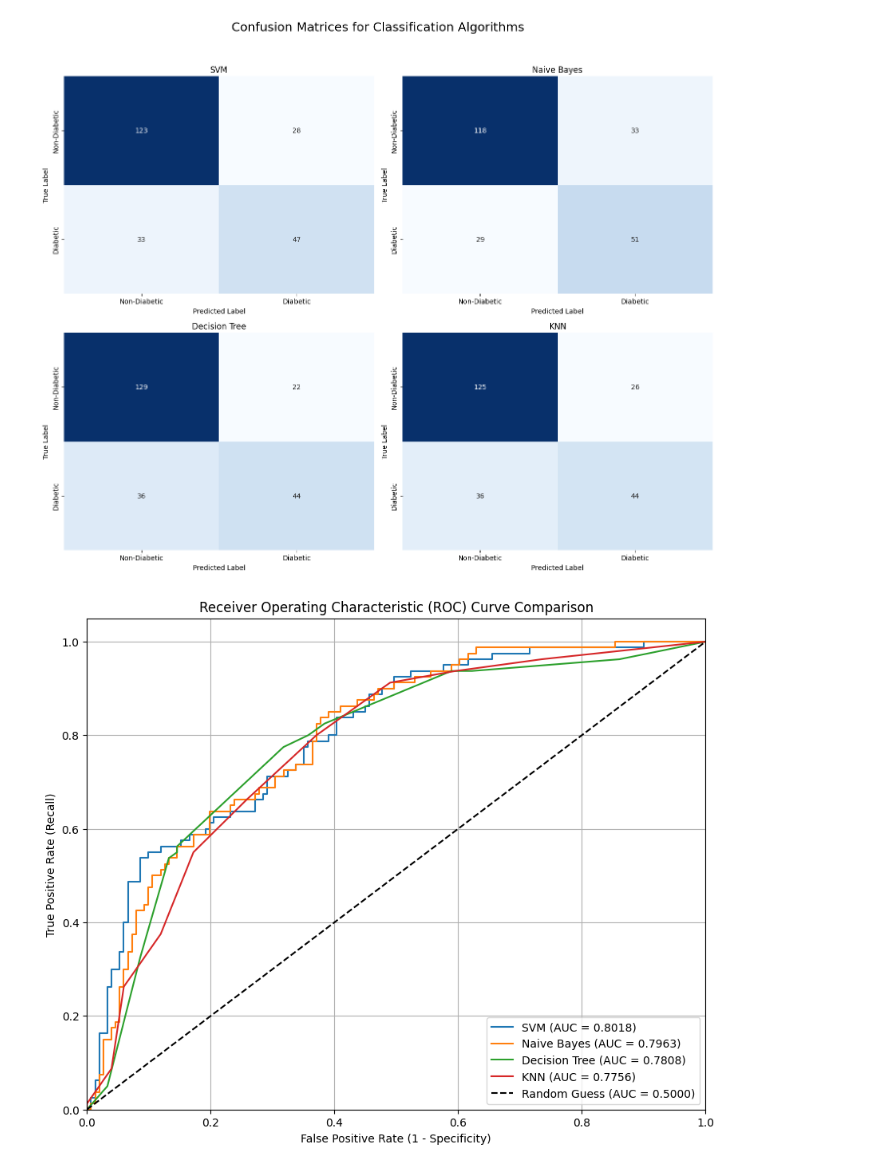
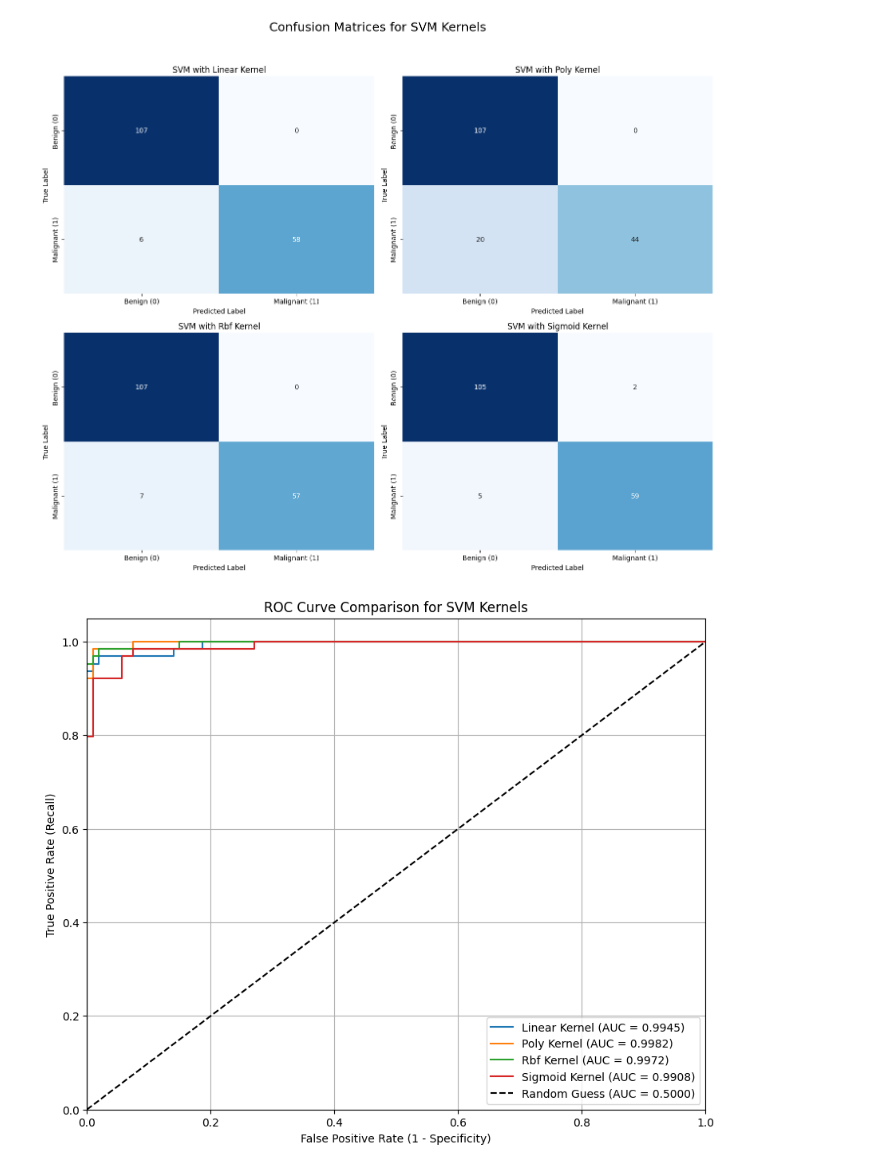
Before and after one commit to sydas13/ML_Lab_Codes, a Jupyter notebook: Question10.ipynb, the cells around one changed output. Cells and saved outputs as stored; diff of their text form; code cells hidden in the pictures.

```diff
--- a/Question10.ipynb
+++ b/Question10.ipynb
@@ -48,5 +33,11 @@ For example, when doing 'df[col].method(value, inplace=True)', try using 'df.met
+# %%
+if X.isnull().values.any():
+    cols_with_nan = X.columns[X.isnull().any()].tolist()
+    if cols_with_nan:
+        imputer = SimpleImputer(missing_values=np.nan, strategy='median')
+        X[cols_with_nan] = imputer.fit_transform(X[cols_with_nan])
 # %%
-X_train, X_test, y_train, y_test = train_test_split(X, y, test_size=0.3, random_state=42)
+X_train, X_test, y_train, y_test = train_test_split(X, y, test_size=0.3, random_state=42, stratify=y)
 # %%
 scaler = StandardScaler()
 X_train_scaled = scaler.fit_transform(X_train)
@@ -85,38 +45,85 @@ for name, model in models.items():
+# %%
+kernels = ['linear', 'poly', 'rbf', 'sigmoid']
+metrics_list = []
+cm_data = {}
+roc_data = {}
 # %%
-ig, axes = plt.subplots(2, 2, figsize=(14, 12))
+for kernel in kernels:
+
+    svm = SVC(kernel=kernel, probability=True, random_state=42, gamma='scale')
+    svm.fit(X_train_scaled, y_train)
+
+
+    y_pred = svm.predict(X_test_scaled)
+    y_prob = svm.predict_proba(X_test_scaled)[:, 1]
+
+
+    accuracy = accuracy_score(y_test, y_pred)
+    recall = recall_score(y_test, y_pred)
+    precision = precision_score(y_test, y_pred)
+    f1 = f1_score(y_test, y_pred)
+    jaccard = jaccard_score(y_test, y_pred)
+    error_rate = 1 - accuracy
+
+
+    metrics_list.append({
+        'Kernel': kernel.capitalize(),
+        'Accuracy': accuracy,
+        'Recall': recall,
+        'Precision': precision,
+        'F1-Score': f1,
+        'Jaccard Score': jaccard,
+        'Error Rate': error_rate
+    })
+
+
+    cm_data[kernel.capitalize()] = confusion_matrix(y_test, y_pred)
+
+
+    fpr, tpr, _ = roc_curve(y_test, y_prob)
+    roc_auc = auc(fpr, tpr)
+    roc_data[kernel.capitalize()] = (fpr, tpr, roc_auc)
+
+
+metrics_df = pd.DataFrame(metrics_list)
+
+
+fig, axes = plt.subplots(2, 2, figsize=(14, 12))
 axes = axes.flatten()
-plt.suptitle('Confusion Matrices for Classification Algorithms', fontsize=18)
+plt.suptitle('Confusion Matrices for SVM Kernels', fontsize=18)
 
-for i, (name, cm) in enumerate(cm_data.items()):
+for i, kernel_name in enumerate(kernels):
+    name = kernel_name.capitalize()
+    cm = cm_data[name]
     sns.heatmap(cm, annot=True, fmt='d', cmap='Blues', cbar=False,
-                xticklabels=['Non-Diabetic', 'Diabetic'],
-                yticklabels=['Non-Diabetic', 'Diabetic'],
+                xticklabels=['Benign (0)', 'Malignant (1)'],
+                yticklabels=['Benign (0)', 'Malignant (1)'],
                 ax=axes[i])
-    axes[i].set_title(name)
+    axes[i].set_title(f'SVM with {name} Kernel')
     axes[i].set_xlabel('Predicted Label')
     axes[i].set_ylabel('True Label')
 
 plt.tight_layout(rect=[0, 0.03, 1, 0.95])
-plt.savefig('confusion_matrix_heatmaps.png')
+plt.savefig('svm_confusion_matrix_heatmaps.png')
 # %% [output]
-[figure, old version]
+[figure, new version]
 # %%
 plt.close()
 # %%
 plt.figure(figsize=(10, 8))
 for name, (fpr, tpr, roc_auc) in roc_data.items():
-    plt.plot(fpr, tpr, label=f'{name} (AUC = {roc_auc:.4f})')
+    plt.plot(fpr, tpr, label=f'{name} Kernel (AUC = {roc_auc:.4f})')
 
 plt.plot([0, 1], [0, 1], 'k--', label='Random Guess (AUC = 0.5000)')
 plt.xlim([0.0, 1.0])
 plt.ylim([0.0, 1.05])
 plt.xlabel('False Positive Rate (1 - Specificity)')
 plt.ylabel('True Positive Rate (Recall)')
-plt.title('Receiver Operating Characteristic (ROC) Curve Comparison')
+plt.title('ROC Curve Comparison for SVM Kernels')
 plt.legend(loc="lower right")
 plt.grid(True)
-plt.savefig('roc_curve_comparison.png')
+plt.savefig('svm_roc_curve_comparison.png')
 # %% [output]
-[figure, old version]
+[figure, new version]
 # %%
 plt.close()
```
Also changed, not shown: parts of 6 cells of this notebook.
